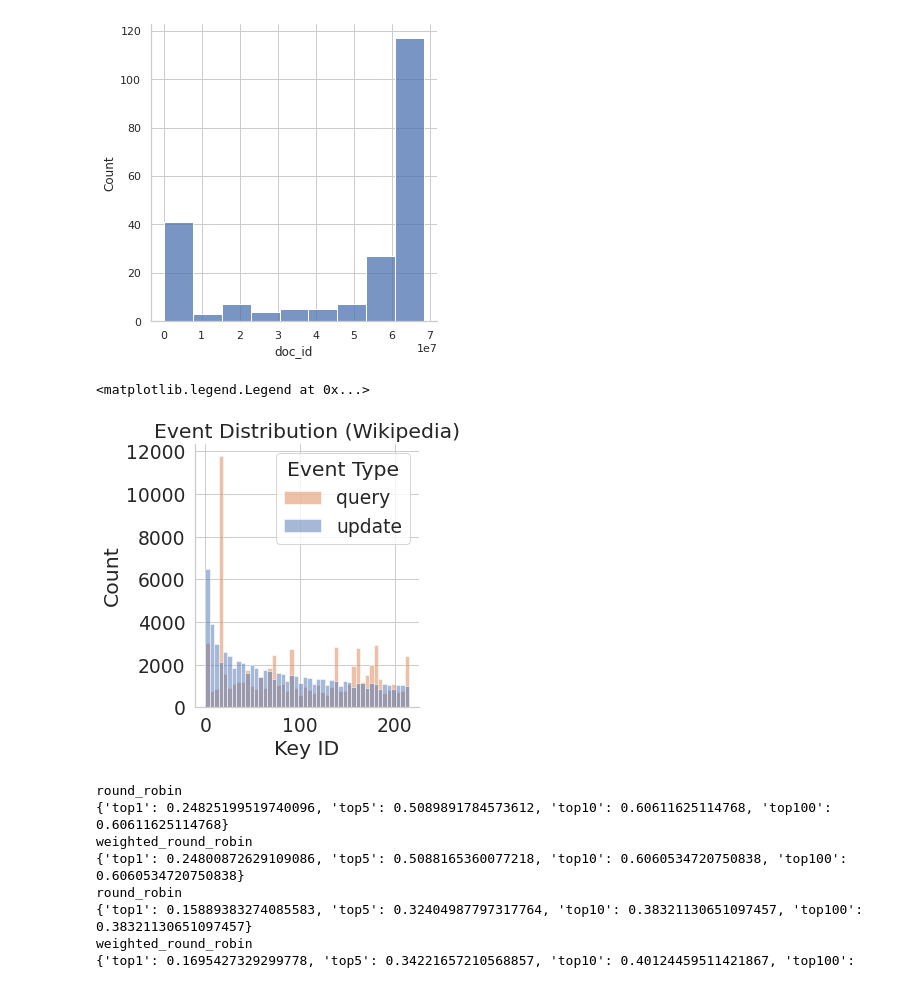
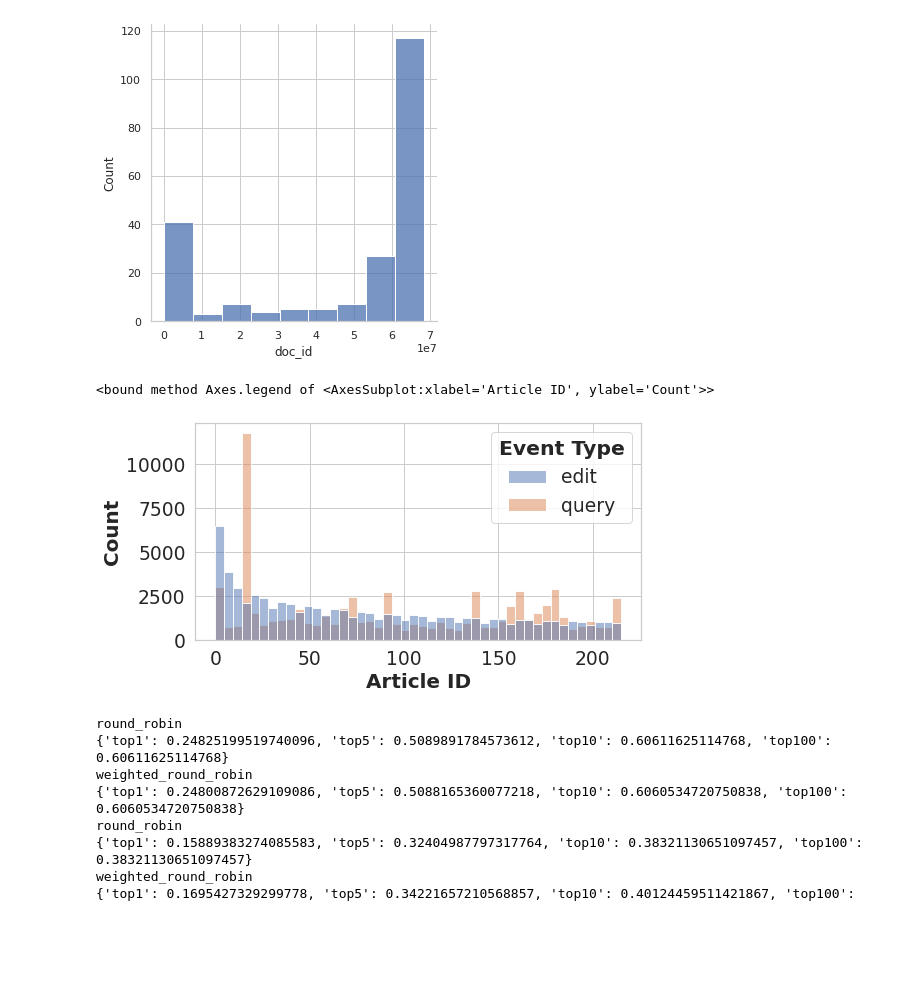
Before and after one commit to feature-store/experiments, a Jupyter notebook: nb/03-29-22_wiki_plots.ipynb, the cells around one changed output. Cells and saved outputs as stored; diff of their text form; code cells hidden in the pictures; blank space fills up the shorter version.

Commit message:
add simon's figure

```diff
--- a/nb/03-29-22_wiki_plots.ipynb
+++ b/nb/03-29-22_wiki_plots.ipynb
@@ -40,7 +39,7 @@ queries = pageviews_df.loc[:, '2021080500':'2021090400'].sum(axis=1).tolist()
 data = []
 for i in index:
     for j in range(edits[i]):
-        data.append({"doc_id": i, "value": 1, "Event Type": "update"})
+        data.append({"doc_id": i, "value": 1, "Event Type": "edit"})
 for i in index:
     for j in range(queries[i]):
         data.append({"doc_id": i, "value": 1, "Event Type": "query"})
@@ -75,16 +74,35 @@ sns.displot(pageviews_df, x="doc_id")
 <seaborn.axisgrid.FacetGrid at 0x...>
 [figure]
 # %%
-sns.set(rc={'figure.figsize':(10,5)})
 sns.set_theme(style="whitegrid", font_scale=1.7)
 
-g = sns.displot(df, x="doc_id", hue="Event Type", log_scale=(False, False), legend=False)
-g.set(title="Event Distribution (Wikipedia)", xlabel="Key ID",  ylabel="Count")
+fig, axes = plt.subplots(1, 1, figsize=(8,4))
+
+
+
+g = sns.histplot(df, x="doc_id", hue="Event Type", log_scale=(False, False), ax=axes, legend=True)
+#g.set(title="Event Distribution (Wikipedia)", xlabel="Key ID",  ylabel="Count")
 #plt.legend(loc='upper right')
-plt.legend(np.flip(df['Event Type'].unique()), loc='upper right', title="Event Type")
+#plt.legend(np.flip(df['Event Type'].unique()), loc='upper right', title="Event Type")
+axes.set_xlabel("Article ID", fontsize=20, fontweight="bold")
+axes.set_ylabel("Count", fontsize=20, fontweight="bold")
+#axes.set_title("Number of Edits and Queries", fontsize=24)
+
+print(g.legend)
+#handles, labels = g.get_legend_handles_labels()
+#leg = fig.legend(handles, labels, fontsize=22, loc="lower center", ncol=len(labels), bbox_to_anchor=(0.5, -0.3))
+
+plt.setp(axes.get_legend().get_title(), fontweight="bold")
+
+# set the linewidth of each legend object
+for legobj in leg.legendHandles:
+    legobj.set_linewidth(10.0)
+
+
+fig.savefig('updates_vs_queries.pdf', dpi=300, bbox_inches = "tight")
 # %% [output]
-<matplotlib.legend.Legend at 0x...>
+<bound method Axes.legend of <AxesSubplot:xlabel='Article ID', ylabel='Count'>>
-[figure, old version]
+[figure, new version]
 # %%
 constants = [0.01, 0.25, 1.0, 10.0]
 key_policies = ["random", "weighted_random", "round_robin", "weighted_round_robin"]
```
Also changed, not shown: parts of 2 cells of this notebook, 11 other files.
